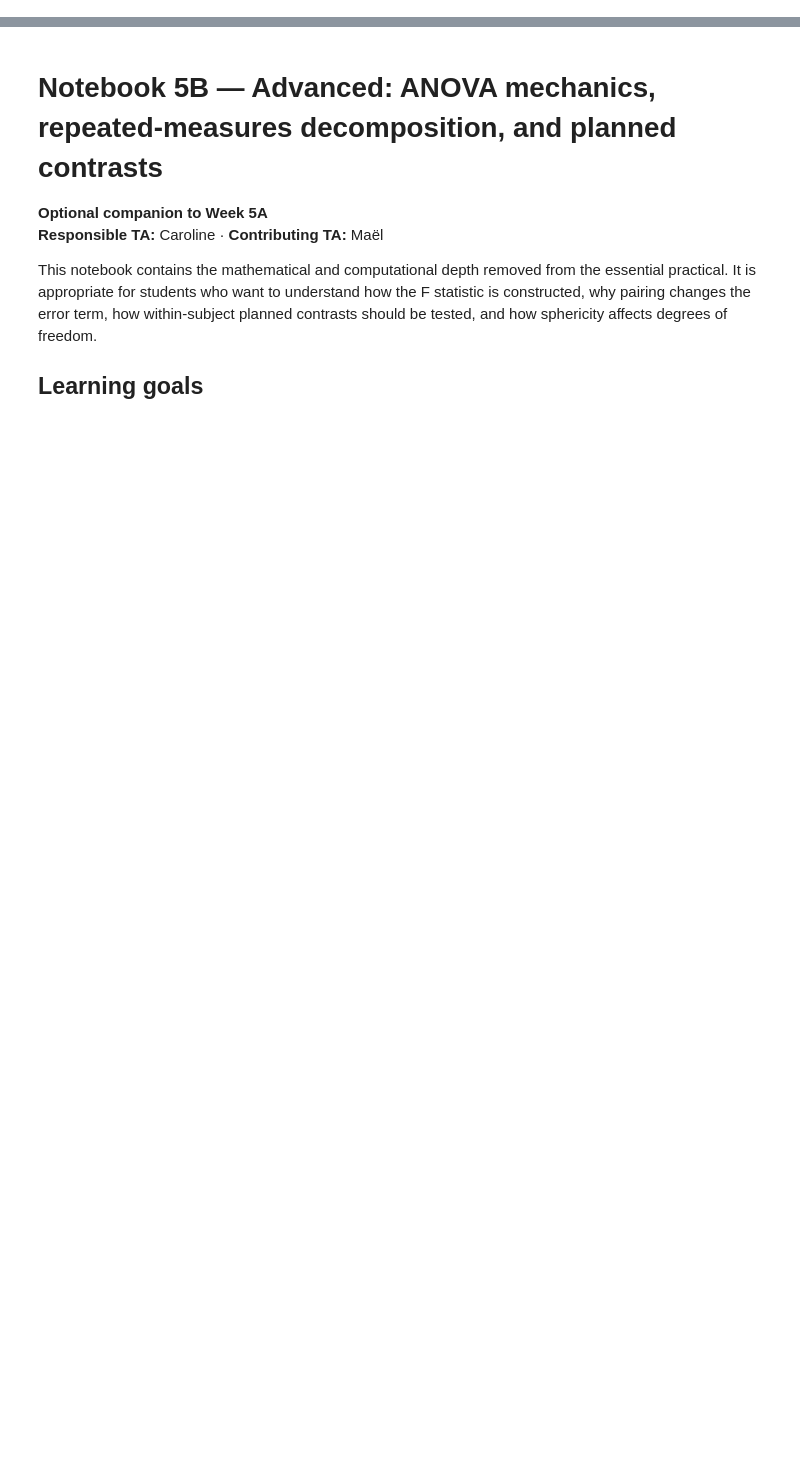
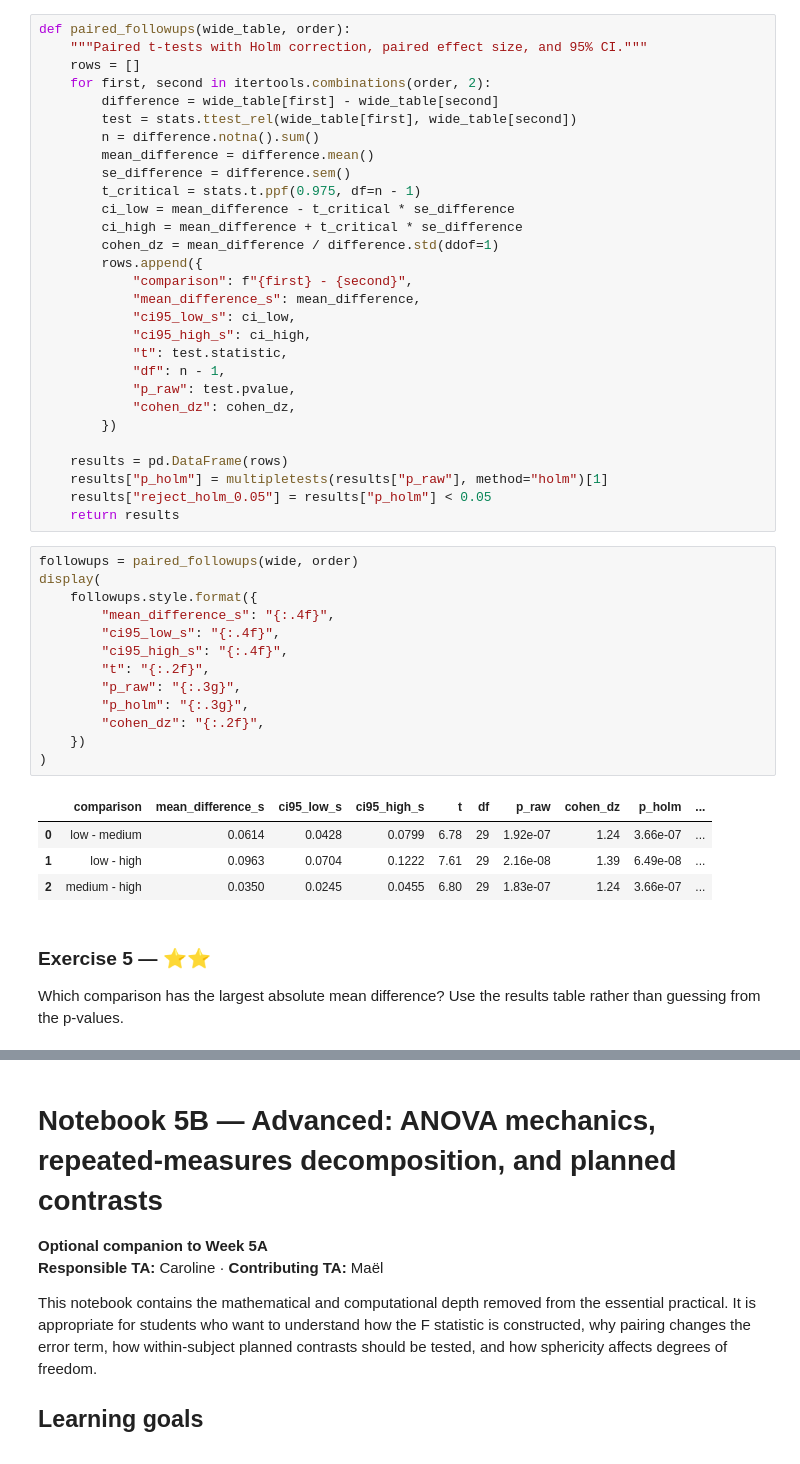
Before and after one commit to gmatteuc/QMN_course_2026, a Jupyter notebook: notebooks/05_anova_repeated_measures_TA.ipynb, the cells around one changed output, grey strips where cells are left out. Drawn from its saved outputs; the diff is of its cells as text; blank space fills up the shorter version.

```diff
--- a/notebooks/05b_anova_mechanics_advanced_STUDENT.ipynb
+++ b/notebooks/05_anova_repeated_measures_TA.ipynb
@@ -0,0 +355,51 @@
+# %%
+def paired_followups(wide_table, order):
+    """Paired t-tests with Holm correction, paired effect size, and 95% CI."""
+    rows = []
+    for first, second in itertools.combinations(order, 2):
+        difference = wide_table[first] - wide_table[second]
+        test = stats.ttest_rel(wide_table[first], wide_table[second])
+        n = difference.notna().sum()
+        mean_difference = difference.mean()
+        se_difference = difference.sem()
+        t_critical = stats.t.ppf(0.975, df=n - 1)
+        ci_low = mean_difference - t_critical * se_difference
+        ci_high = mean_difference + t_critical * se_difference
+        cohen_dz = mean_difference / difference.std(ddof=1)
+        rows.append({
+            "comparison": f"{first} - {second}",
+            "mean_difference_s": mean_difference,
+            "ci95_low_s": ci_low,
+            "ci95_high_s": ci_high,
+            "t": test.statistic,
+            "df": n - 1,
+            "p_raw": test.pvalue,
+            "cohen_dz": cohen_dz,
+        })
+
+    results = pd.DataFrame(rows)
+    results["p_holm"] = multipletests(results["p_raw"], method="holm")[1]
+    results["reject_holm_0.05"] = results["p_holm"] < 0.05
+    return results
+# %%
+followups = paired_followups(wide, order)
+display(
+    followups.style.format({
+        "mean_difference_s": "{:.4f}",
+        "ci95_low_s": "{:.4f}",
+        "ci95_high_s": "{:.4f}",
+        "t": "{:.2f}",
+        "p_raw": "{:.3g}",
+        "p_holm": "{:.3g}",
+        "cohen_dz": "{:.2f}",
+    })
+)
+# %% [output]
+|  | comparison | mean_difference_s | ci95_low_s | ci95_high_s | t | df | p_raw | cohen_dz | p_holm | ... |
+| 0 | low - medium | 0.0614 | 0.0428 | 0.0799 | 6.78 | 29 | 1.92e-07 | 1.24 | 3.66e-07 | ... |
+| 1 | low - high | 0.0963 | 0.0704 | 0.1222 | 7.61 | 29 | 2.16e-08 | 1.39 | 6.49e-08 | ... |
+| 2 | medium - high | 0.0350 | 0.0245 | 0.0455 | 6.80 | 29 | 1.83e-07 | 1.24 | 3.66e-07 | ... |
+# %% [markdown]
+### Exercise 5 — ⭐⭐
+
+Which comparison has the largest absolute mean difference? Use the results table rather than guessing from the p-values.
```
Also changed, not shown: parts of 39 cells of this notebook, 8 other files.
